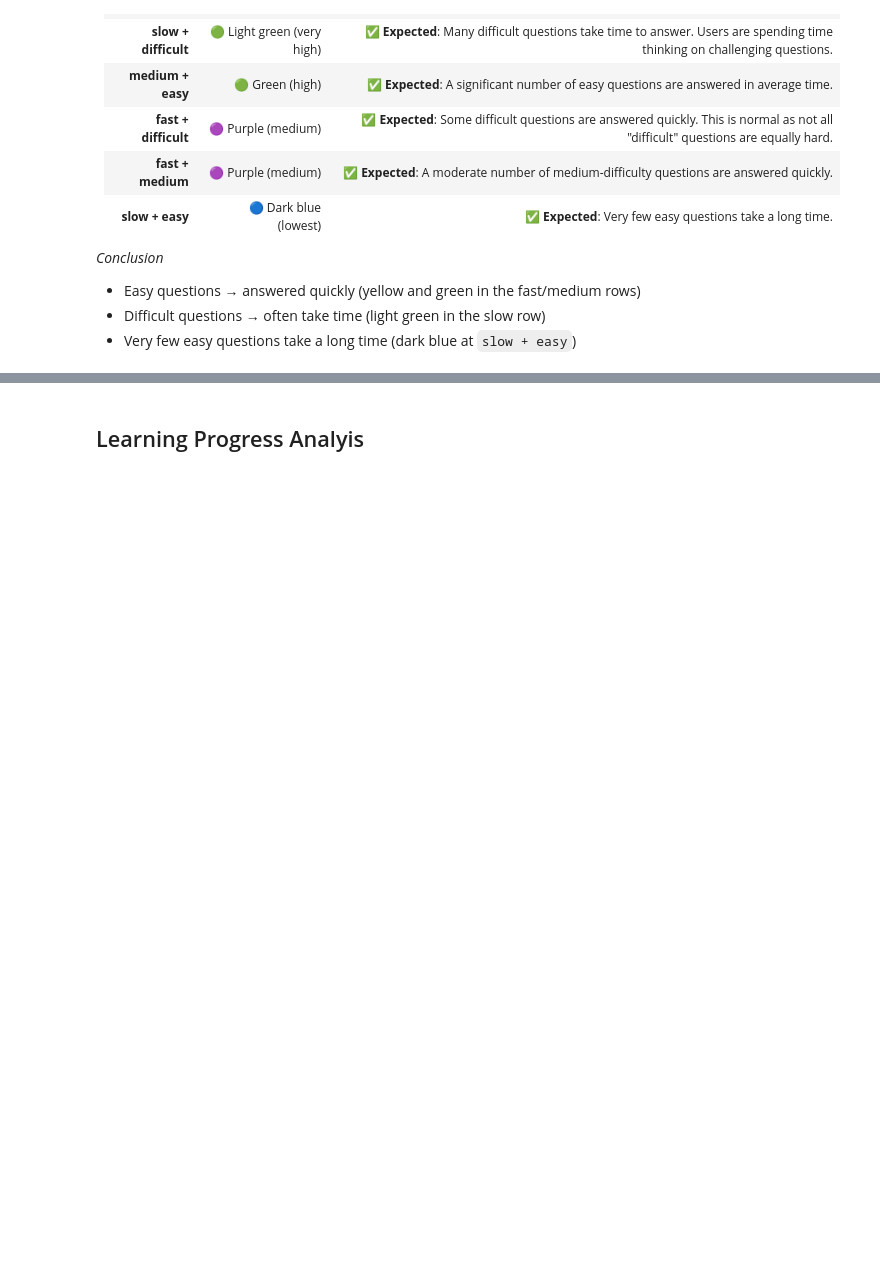
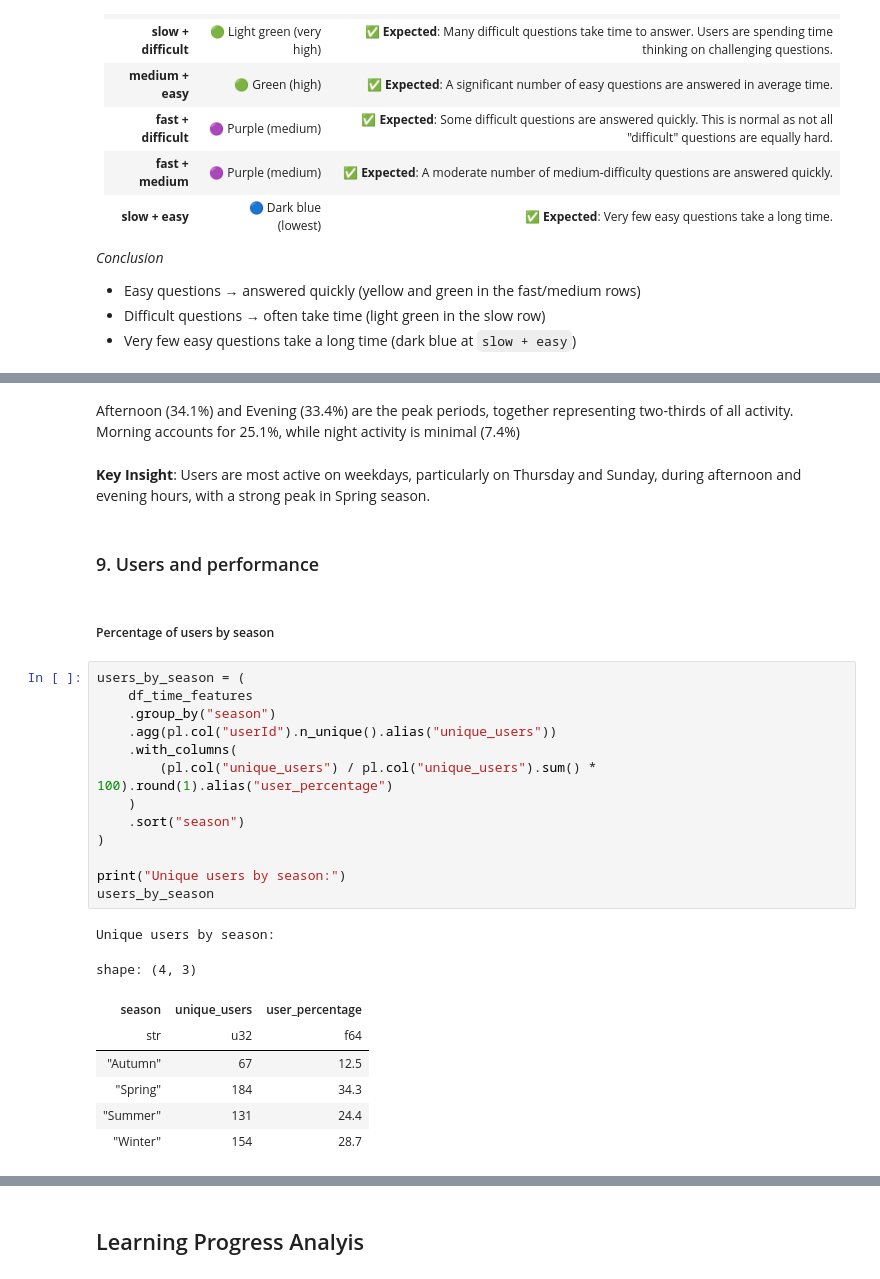
Before and after one commit to doumiSaloua/driving-license-analysis, a Jupyter notebook: Notebooks/analysis.ipynb, the cells around one changed output, grey strips where cells are left out. Cells and saved outputs as stored; diff of their text form; blank space fills up the shorter version.

```diff
--- a/Notebooks/analysis.ipynb
+++ b/Notebooks/analysis.ipynb
@@ -915,0 +1060,30 @@ fig.show()
+# %% [markdown]
+Afternoon (34.1%) and Evening (33.4%) are the peak periods, together representing two-thirds of all activity. Morning accounts for 25.1%, while night activity is minimal (7.4%)
+# %% [markdown]
+**Key Insight**: Users are most active on weekdays, particularly on Thursday and Sunday, during afternoon and evening hours, with a strong peak in Spring season.
+# %% [markdown]
+### 9. Users and performance
+# %% [markdown]
+##### Percentage of users by season
+# %%
+users_by_season = (
+    df_time_features
+    .group_by("season")
+    .agg(pl.col("userId").n_unique().alias("unique_users"))
+    .with_columns(
+        (pl.col("unique_users") / pl.col("unique_users").sum() * 100).round(1).alias("user_percentage")
+    )
+    .sort("season")
+)
+
+print("Unique users by season:")
+users_by_season
+# %% [output]
+Unique users by season:
+shape: (4, 3)
+| season | unique_users | user_percentage |
+| str | u32 | f64 |
+| "Autumn" | 67 | 12.5 |
+| "Spring" | 184 | 34.3 |
+| "Summer" | 131 | 24.4 |
+| "Winter" | 154 | 28.7 |
```
Also changed, not shown: parts of 21 cells of this notebook, 2 other files.
